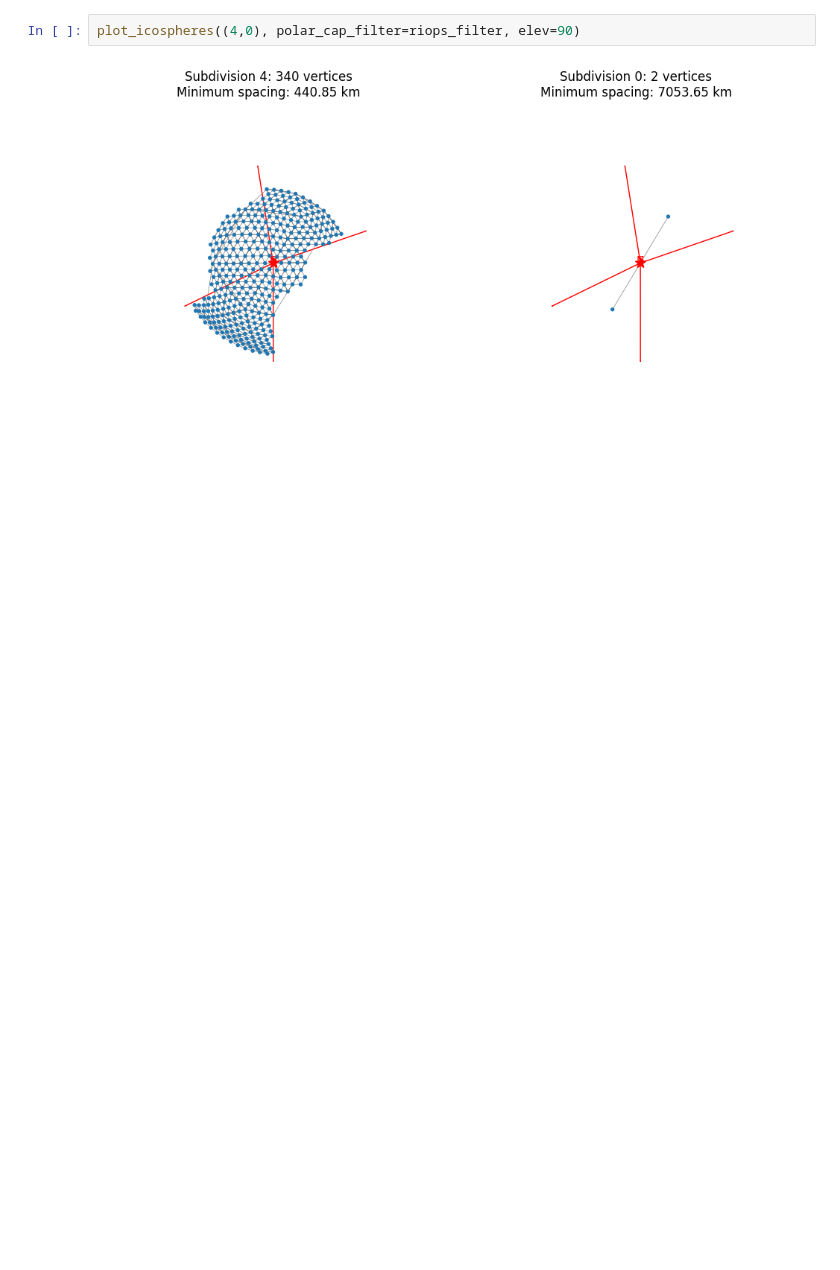
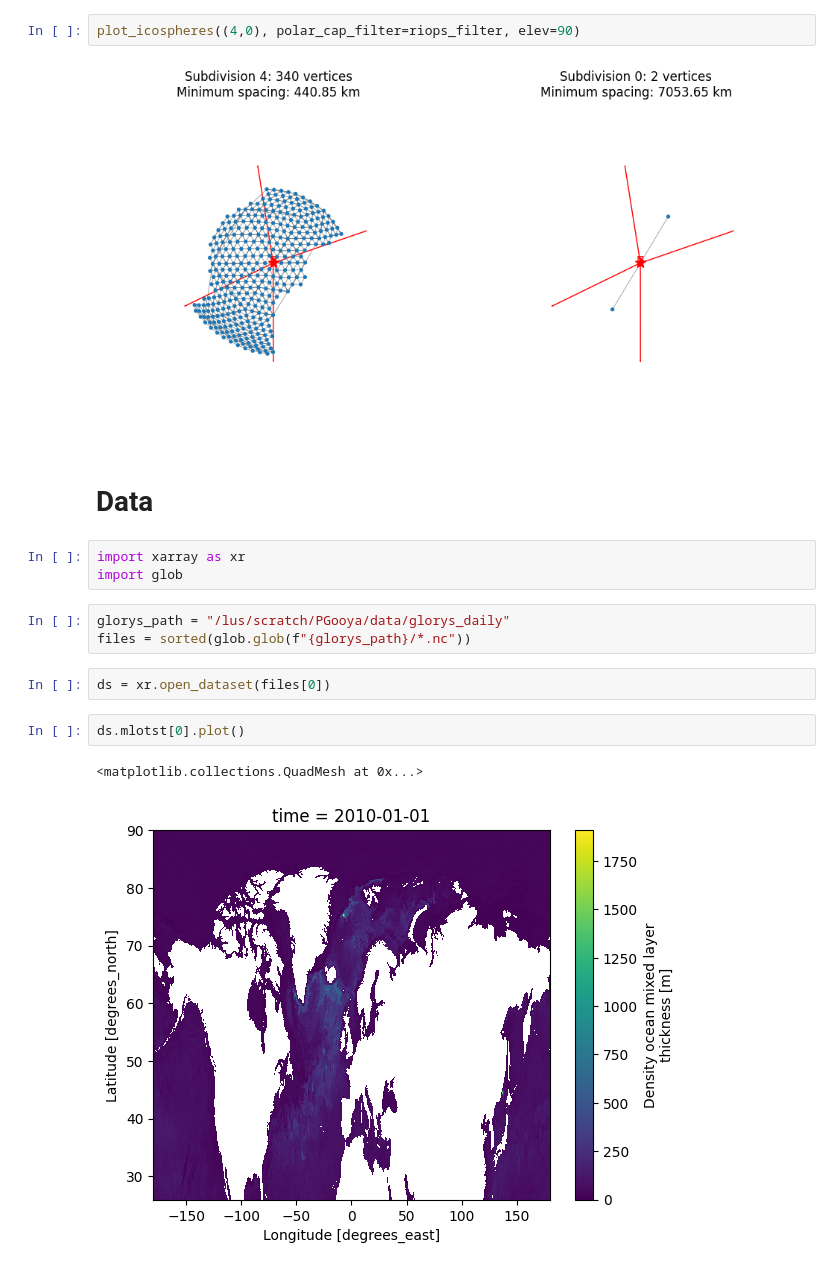
Before and after one commit to ParsaGooya/GenDA-Ocean-Ice, a Jupyter notebook: HPE_ocean_ice_genDA/test.ipynb, the cells around one changed output. Saved outputs shown, nothing was run; the diff lists cells and outputs as text; blank space fills up the shorter version.

```diff
--- a/HPE_ocean_ice_genDA/test.ipynb
+++ b/HPE_ocean_ice_genDA/test.ipynb
@@ -150,3 +148,18 @@ plot_icospheres((4,0), polar_cap_filter=riops_filter, elev=30)
 plot_icospheres((4,0), polar_cap_filter=riops_filter, elev=90)
 # %% [output]
 [figure]
+# %% [markdown]
+# Data
+# %%
+import xarray as xr
+import glob
+# %%
+glorys_path = "/lus/scratch/PGooya/data/glorys_daily"
+files = sorted(glob.glob(f"{glorys_path}/*.nc"))
+# %%
+ds = xr.open_dataset(files[0])
+# %%
+ds.mlotst[0].plot()
+# %% [output]
+<matplotlib.collections.QuadMesh at 0x...>
+[figure, added]
```
Also changed, not shown: parts of 12 cells of this notebook.
